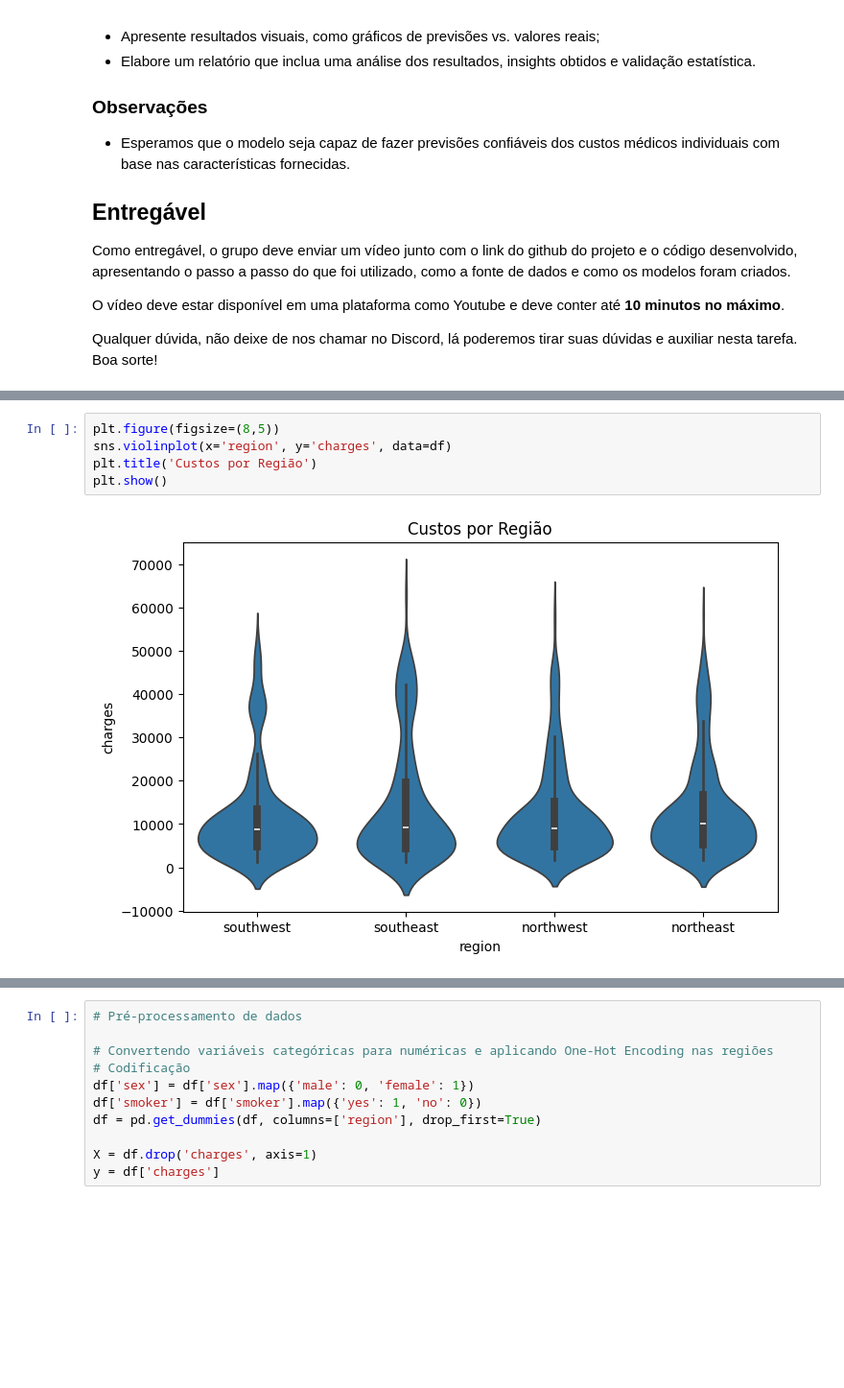
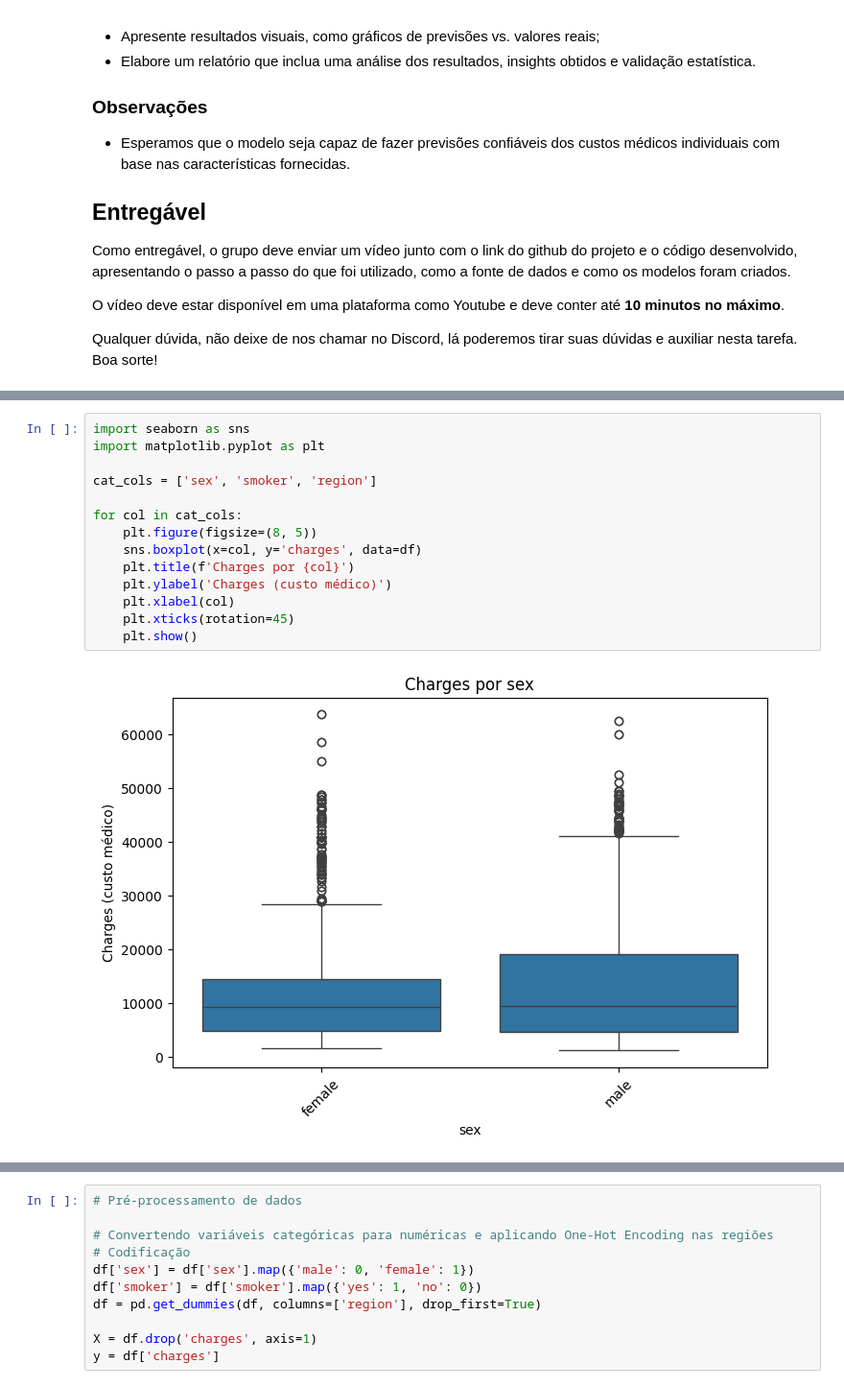
Before and after one commit to iaglourenco/fiap-tech-challenges, a Jupyter notebook: Tech_Challenge_1.ipynb, the cells around one changed output, grey strips where cells are left out. Shown: that part at 96% size. Cells and saved outputs as stored; diff of their text form; blank space fills up the shorter version.

```diff
--- a/Tech_Challenge_1.ipynb
+++ b/Tech_Challenge_1.ipynb
@@ -109,7 +130,16 @@ plt.show()
-# %%
-plt.figure(figsize=(8,5))
-sns.violinplot(x='region', y='charges', data=df)
-plt.title('Custos por Região')
-plt.show()
-# %% [output]
-[figure, removed]
+# %%
+import seaborn as sns
+import matplotlib.pyplot as plt
+
+cat_cols = ['sex', 'smoker', 'region']
+
+for col in cat_cols:
+    plt.figure(figsize=(8, 5))
+    sns.boxplot(x=col, y='charges', data=df)
+    plt.title(f'Charges por {col}')
+    plt.ylabel('Charges (custo médico)')
+    plt.xlabel(col)
+    plt.xticks(rotation=45)
+    plt.show()
+# %% [output]
+[figure, added]
```
Also changed, not shown: parts of 8 cells of this notebook.
